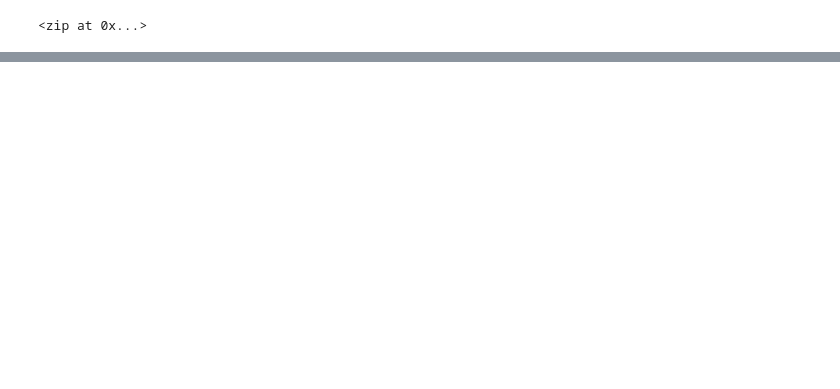
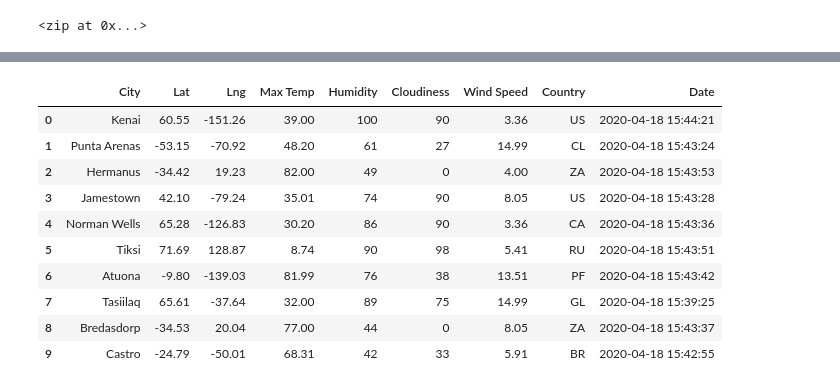
Before and after one commit to jkedzier/World_Weather_Analysis, a Jupyter notebook: WeatherPy.ipynb, the cells around one changed output, grey strips where cells are left out. Cells and saved outputs as stored; diff of their text form; code cells hidden in the pictures; blank space fills up the shorter version.

Commit message:
Adding updated weather data

```diff
--- a/WeatherPy.ipynb
+++ b/WeatherPy.ipynb
@@ -18,7 +19,7 @@ from citipy import citipy
 # Create a list for holding the cities.
 cities = []
 # Identify the nearest city for each latitude and longitude combination.
-for coordinate in coordinates:
+for coordinate in lat_lngs:
     city = citipy.nearest_city(coordinate[0], coordinate[1]).city_name
 
     # If the city is unique, then we will add it to the cities list.
@@ -50,0 +61,4 @@ cities
+# %%
+# Starting URL for Weather Map API Call.
+url = "http://api.openweathermap.org/data/2.5/weather?units=Imperial&APPID=" + weather_api_key
+print(url)
@@ -50,0 +67,10 @@ cities
+# %%
+# Create an empty list to hold the weather data.
+city_data = []
+# Print the beginning of the logging.
+print("Beginning Data Retrieval     ")
+print("-----------------------------")
+
+# Create counters.
+record_count = 1
+set_count = 1
@@ -50,0 +80,10 @@ cities
+# %%
+# Loop through all the cities in our list.
+for i in range(len(cities)):
+
+    # Group cities in sets of 50 for logging purposes.
+    if (i % 50 == 0 and i >= 50):
+        set_count += 1
+        record_count = 1
+    # Create endpoint URL with each city.
+    city_url = url + "&q=" + "i"
@@ -50,0 +157,16 @@ cities
+# %%
+# Convert the array of dictionaries to a Pandas DataFrame.
+city_data_df = pd.DataFrame(city_data)
+city_data_df.head(10)
+# %% [output]
+|  | City | Lat | Lng | Max Temp | Humidity | Cloudiness | Wind Speed | Country | Date |
+| 0 | Kenai | 60.55 | -151.26 | 39.00 | 100 | 90 | 3.36 | US | 2020-04-18 15:44:21 |
+| 1 | Punta Arenas | -53.15 | -70.92 | 48.20 | 61 | 27 | 14.99 | CL | 2020-04-18 15:43:24 |
+| 2 | Hermanus | -34.42 | 19.23 | 82.00 | 49 | 0 | 4.00 | ZA | 2020-04-18 15:43:53 |
+| 3 | Jamestown | 42.10 | -79.24 | 35.01 | 74 | 90 | 8.05 | US | 2020-04-18 15:43:28 |
+| 4 | Norman Wells | 65.28 | -126.83 | 30.20 | 86 | 90 | 3.36 | CA | 2020-04-18 15:43:36 |
+| 5 | Tiksi | 71.69 | 128.87 | 8.74 | 90 | 98 | 5.41 | RU | 2020-04-18 15:43:51 |
+| 6 | Atuona | -9.80 | -139.03 | 81.99 | 76 | 38 | 13.51 | PF | 2020-04-18 15:43:42 |
+| 7 | Tasiilaq | 65.61 | -37.64 | 32.00 | 89 | 75 | 14.99 | GL | 2020-04-18 15:39:25 |
+| 8 | Bredasdorp | -34.53 | 20.04 | 77.00 | 44 | 0 | 8.05 | ZA | 2020-04-18 15:43:37 |
+| 9 | Castro | -24.79 | -50.01 | 68.31 | 42 | 33 | 5.91 | BR | 2020-04-18 15:42:55 |
```
Also changed, not shown: parts of 11 cells of this notebook, 3 other files.
